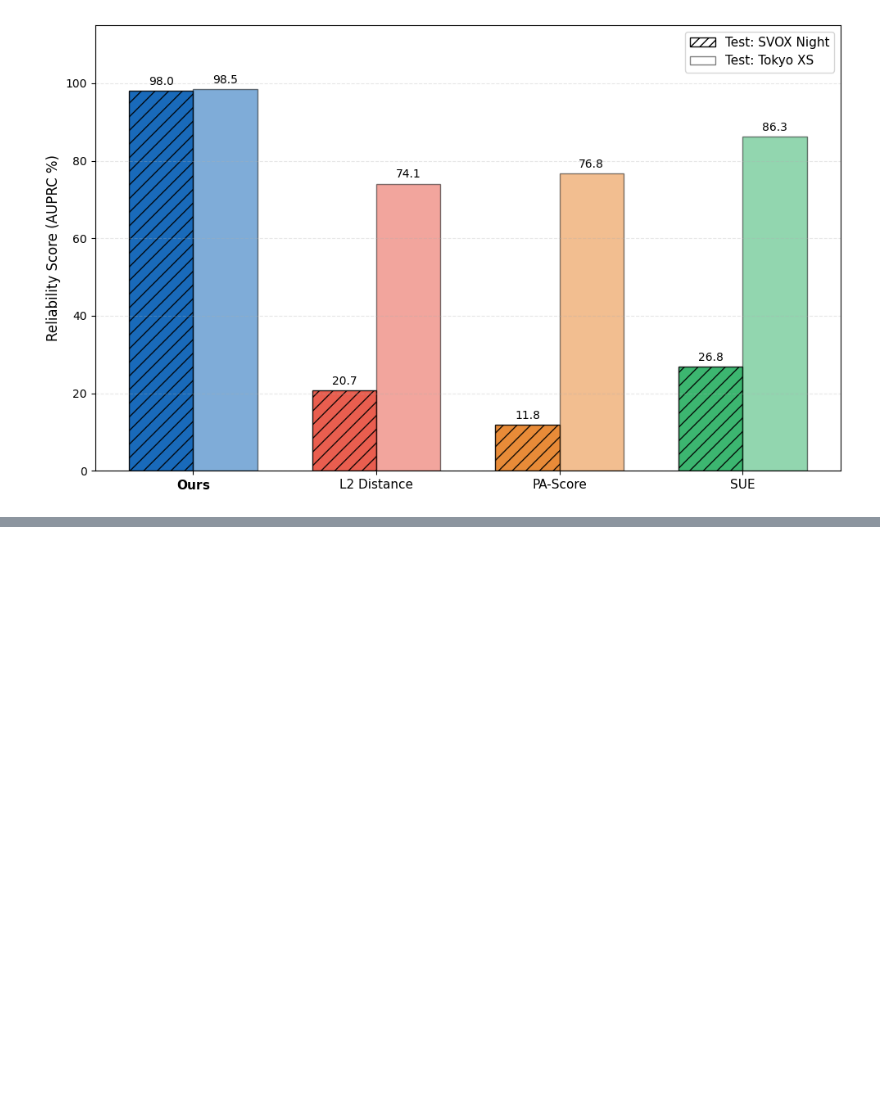
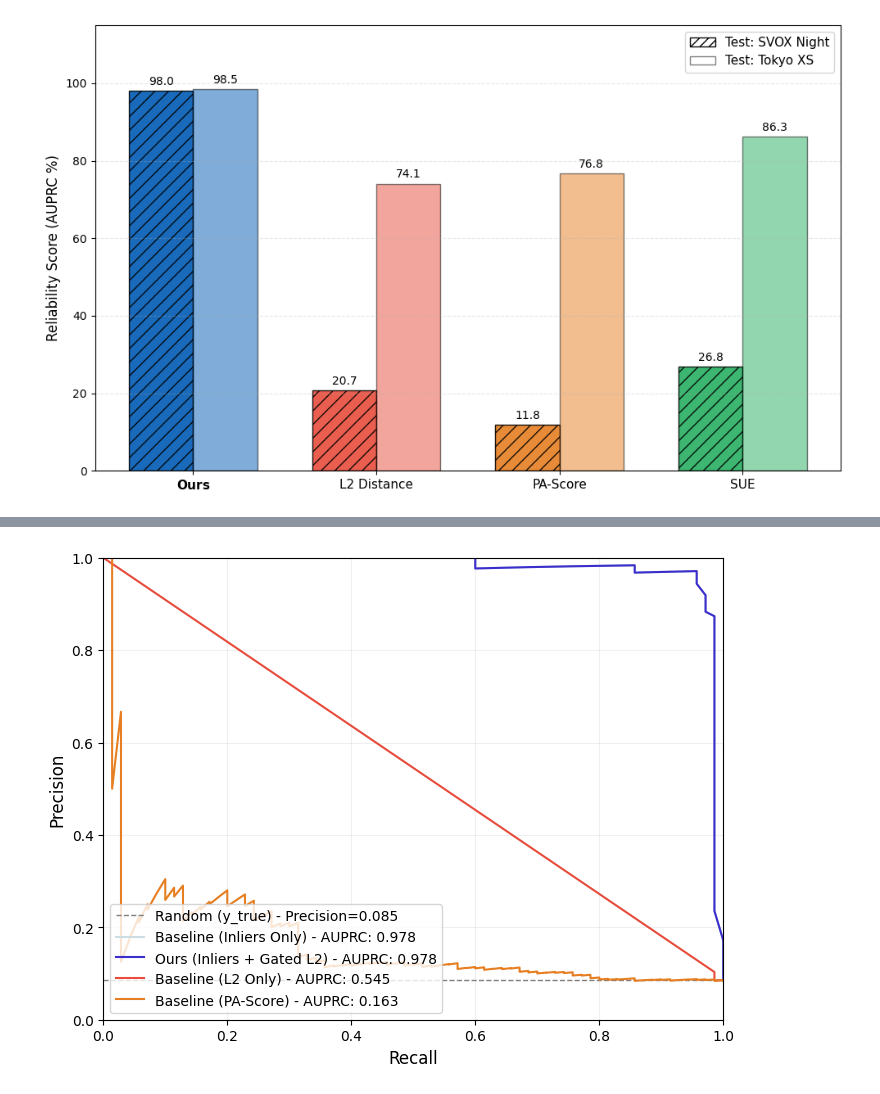
Before and after one commit to StayLode/Visual-Place-Recognition-Project, a Jupyter notebook: graphs.ipynb, the cells around one changed output, grey strips where cells are left out. Cells and saved outputs as stored; diff of their text form; code cells hidden in the pictures; blank space fills up the shorter version.

```diff
--- a/graphs.ipynb
+++ b/graphs.ipynb
@@ -456,0 +236,4 @@ Grafico salvato come teaser_uncertainty.svg
+# %%
+plot_prc(np.load("curves_inliers/netvlad/svox_sun_svox_night/Y_test.npy"), np.load("curves_inliers/netvlad/svox_sun_svox_night/Probs_Inliers.npy"), np.load("curves_inliers/netvlad/svox_sun_svox_night/Probs_Inliers_L2_gated.npy"), np.load("curves_inliers/netvlad/svox_sun_svox_night/Probs_L2.npy"), np.load("curves_inliers/netvlad/svox_sun_svox_night/Probs_pa.npy"))
+# %% [output]
+[figure, added]
```
Also changed, not shown: parts of 15 cells of this notebook, 26 other files.
